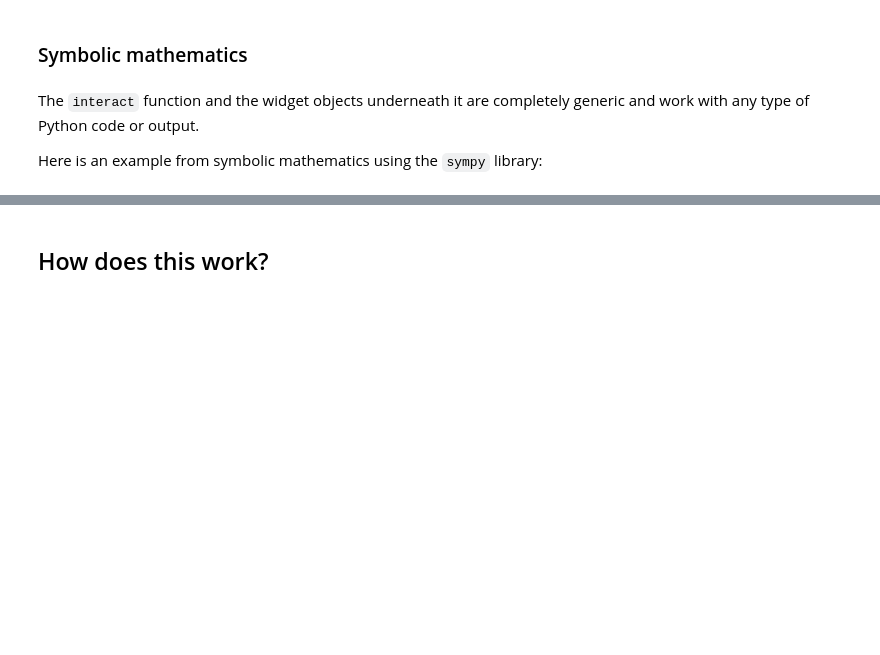
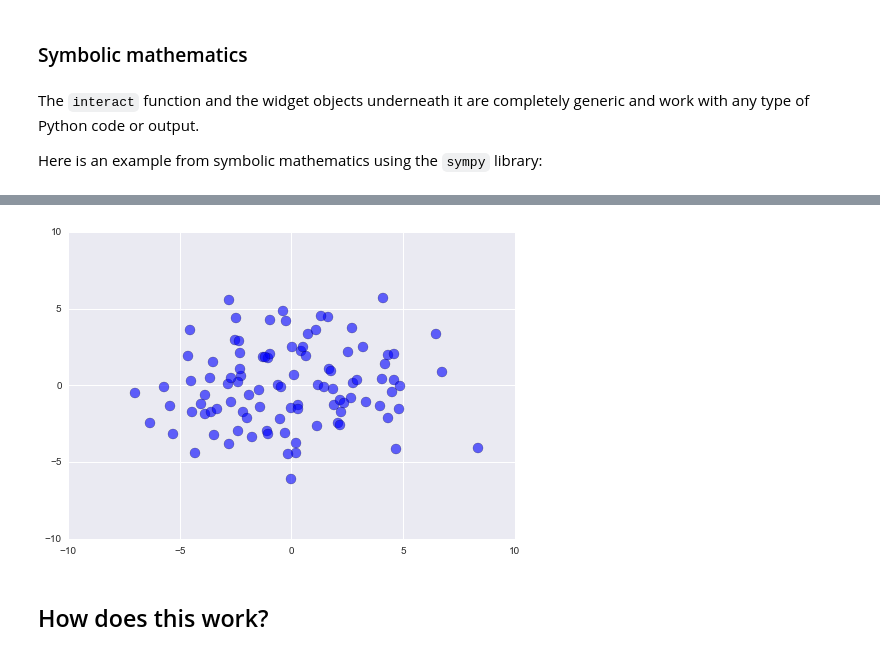
Before and after one commit to ellisonbg/talk-2014, a Jupyter notebook: Interaction.ipynb, the cells around one changed output, grey strips where cells are left out. Cells and saved outputs as stored; diff of their text form; code cells hidden in the pictures; blank space fills up the shorter version.

```diff
--- a/Interaction.ipynb
+++ b/Interaction.ipynb
@@ -77,3 +129,8 @@ interact(factorit, n=(2,40));
+# %%
+interact(plot_normal_2d, n=(10,100,10), mux=(-5.0,5.0,0.1), muy=(-5.0,5.0,0.1),
+         sigmax=(0.01,5.0,0.01), sigmay=(0.01,5.0,0.01), corr=(-0.99,0.99,0.01));
+# %% [output]
+[figure, added]
 # %% [markdown]
 ## How does this work?
 # %% [markdown]
```
Also changed, not shown: parts of 13 cells of this notebook, 17 other files.
